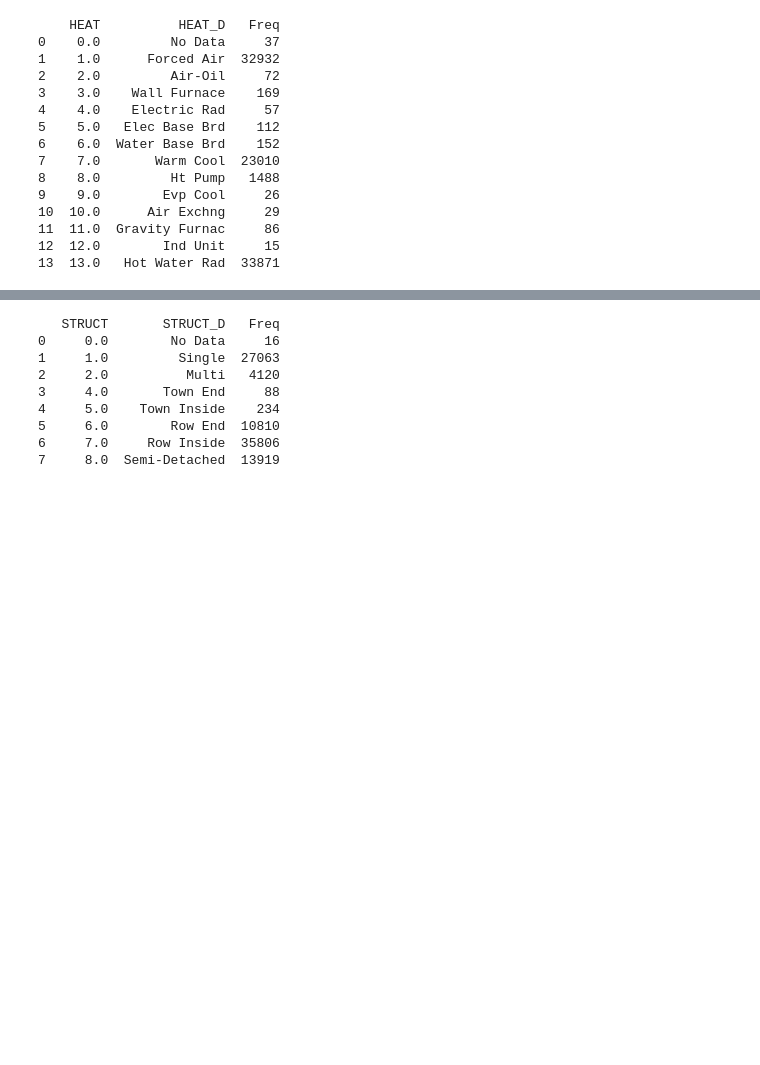
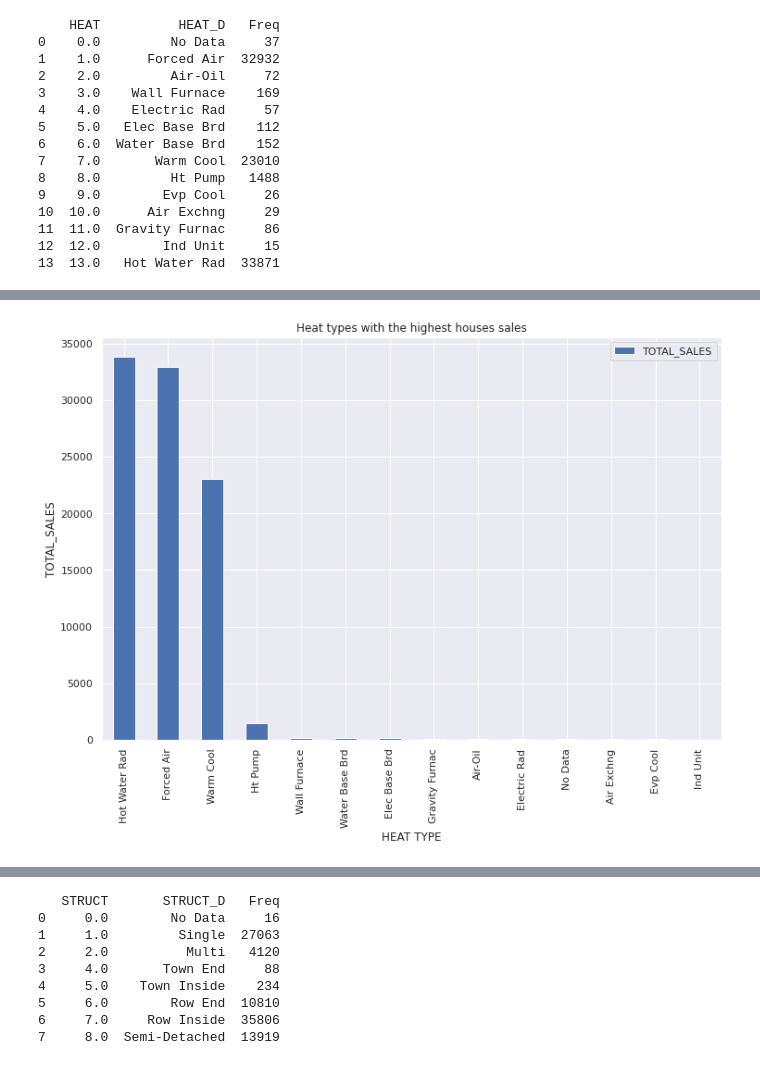
Before and after one commit to DATA-606-SPRING-2022/Tchuissi_DATA606, a Jupyter notebook: ipynb/Final606.ipynb, the cells around one changed output, grey strips where cells are left out. Drawn from its saved outputs; the diff is of its cells as text; code cells hidden in the pictures; blank space fills up the shorter version.

```diff
--- a/ipynb/Final606.ipynb
+++ b/ipynb/Final606.ipynb
@@ -26,7 +28,7 @@ df1.head()
 # %%
 # Drop columns
 
-df1 =df1.drop(['HF_BATHRM','AC','NUM_UNITS','AYB','YR_RMDL','EYB','QUALIFIED','SALE_NUM','BLDG_NUM','STYLE','STYLE_D','KITCHENS','FIREPLACES','USECODE','LANDAREA','GIS_LAST_MOD_DTTM','OBJECTID'], axis=1)
+df1 =df1.drop(['HF_BATHRM','AC','NUM_UNITS','AYB','YR_RMDL','EYB','QUALIFIED','SALE_NUM','BLDG_NUM','STYLE','STYLE_D','KITCHENS','FIREPLACES','USECODE','LANDAREA','GIS_LAST_MOD_DTTM','OBJECTID','GRADE','GRADE_D','CNDTN','CNDTN_D'], axis=1)
 df1.head()
 # %% [output]
 |  | SSL | BATHRM | HEAT | HEAT_D | ROOMS | BEDRM | STORIES | SALEDATE | PRICE | GBA | STRUCT | ... |
@@ -69,3 +89,15 @@ print (df2)
 11  11.0  Gravity Furnac     86
 12  12.0        Ind Unit     15
 13  13.0   Hot Water Rad  33871
+# %%
+df21 = df1[["HEAT_D","PRICE"]].groupby('HEAT_D').agg(
+    TOTAL_SALES=pd.NamedAgg("PRICE", "count"),
+    MAX_PRICE=pd.NamedAgg("PRICE", "max"),
+    MEAN_PRICE=pd.NamedAgg("PRICE", "mean")
+)
+
+df21=df21.sort_values(by="TOTAL_SALES", ascending=False)
+df21=df21.reset_index()
+df21=df21.head(15)
+
+df21
@@ -71,0 +120,17 @@ print (df2)
+# %%
+# Visualize the dataset
+
+ax = df21.plot.bar(
+    x="HEAT_D",
+    y="TOTAL_SALES",
+    title= "Heat types with the highest houses sales",
+    legend=True,
+    figsize=(12,8),
+
+)
+ax.set_xlabel("HEAT TYPE", fontsize=12)
+ax.set_ylabel("TOTAL_SALES", fontsize=12)
+
+plt.show()
+# %% [output]
+[figure, added]
```
Also changed, not shown: parts of 74 cells of this notebook.
